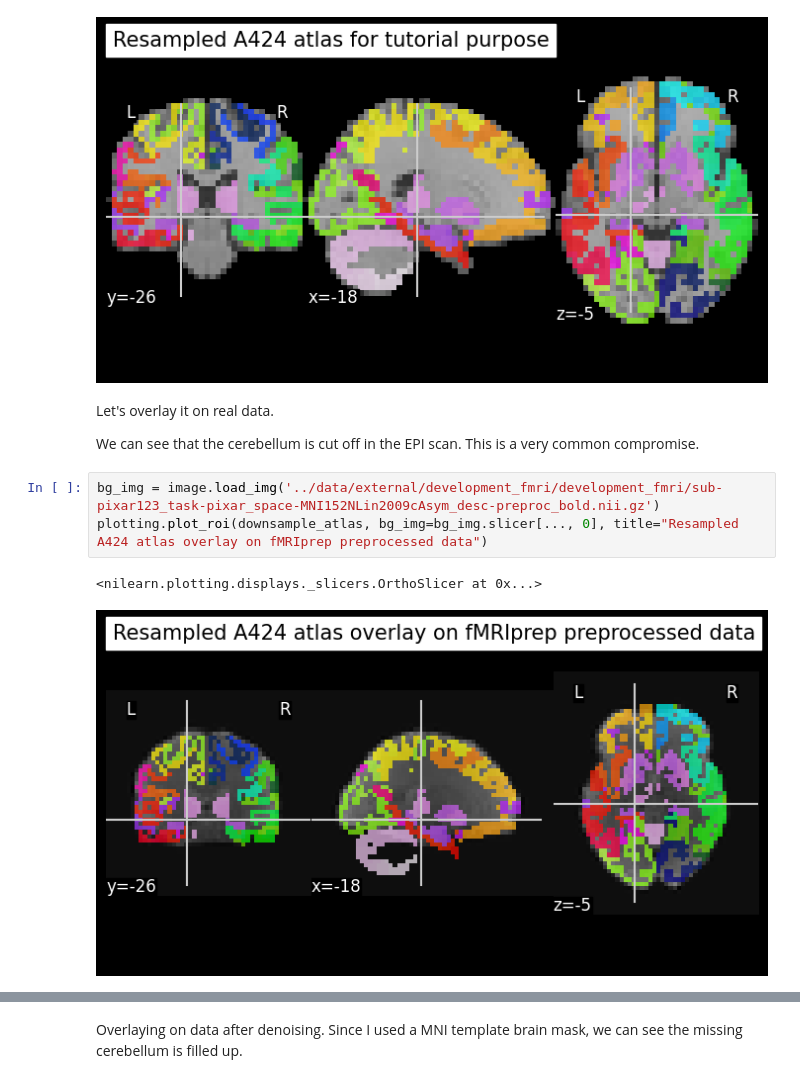
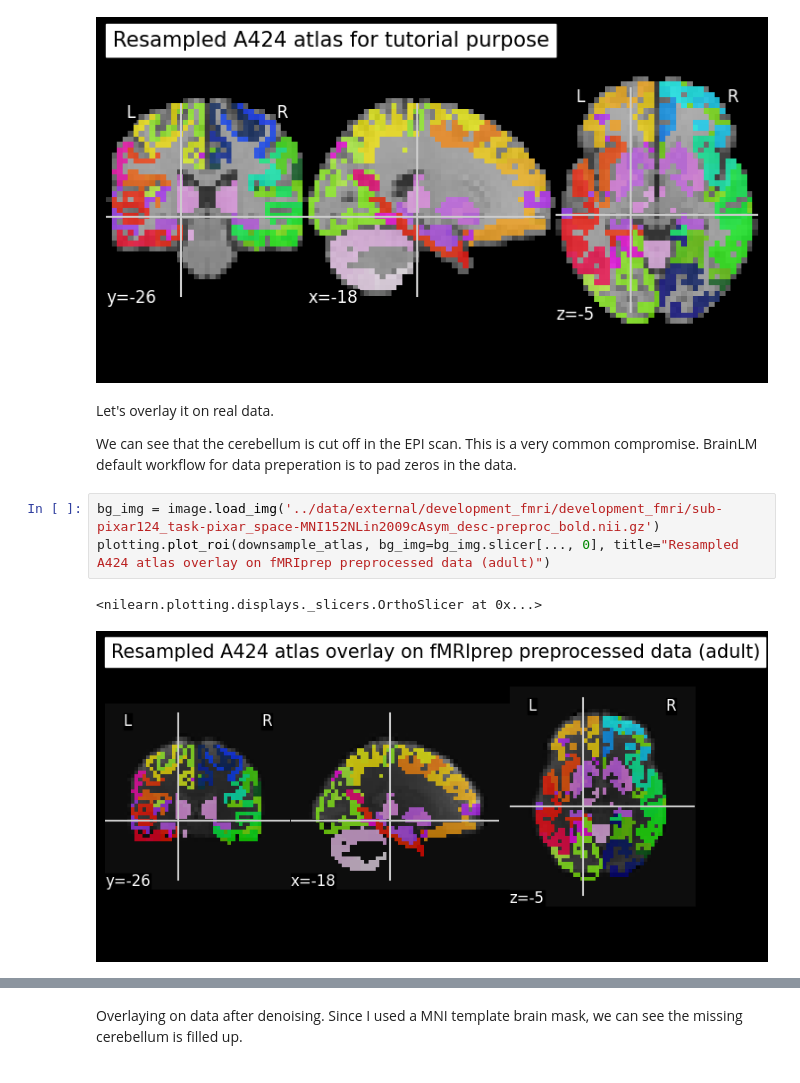
Before and after one commit to htwangtw/hfplayground, a Jupyter notebook: notebooks/inspect_brainlm_data_processing.ipynb, the cells around one changed output, grey strips where cells are left out. Saved outputs shown, nothing was run; the diff lists cells and outputs as text.

```diff
--- a/notebooks/inspect_brainlm_data_processing.ipynb
+++ b/notebooks/inspect_brainlm_data_processing.ipynb
@@ -38,9 +38,10 @@ plotting.plot_roi(downsample_atlas, downsample_mni, title="Resampled A424 atlas
 Let's overlay it on real data.
 
 We can see that the cerebellum is cut off in the EPI scan. This is a very common compromise.
+BrainLM default workflow for data preperation is to pad zeros in the data.
 # %%
-bg_img = image.load_img('../data/external/development_fmri/development_fmri/sub-pixar123_task-pixar_space-MNI152NLin2009cAsym_desc-preproc_bold.nii.gz')
-plotting.plot_roi(downsample_atlas, bg_img=bg_img.slicer[..., 0], title="Resampled A424 atlas overlay on fMRIprep preprocessed data")
+bg_img = image.load_img('../data/external/development_fmri/development_fmri/sub-pixar124_task-pixar_space-MNI152NLin2009cAsym_desc-preproc_bold.nii.gz')
+plotting.plot_roi(downsample_atlas, bg_img=bg_img.slicer[..., 0], title="Resampled A424 atlas overlay on fMRIprep preprocessed data (adult)")
 # %% [output]
 <nilearn.plotting.displays._slicers.OrthoSlicer at 0x...>
-[figure, old version]
+[figure, new version]
```
Also changed, not shown: parts of 15 cells of this notebook, 10 other files.
